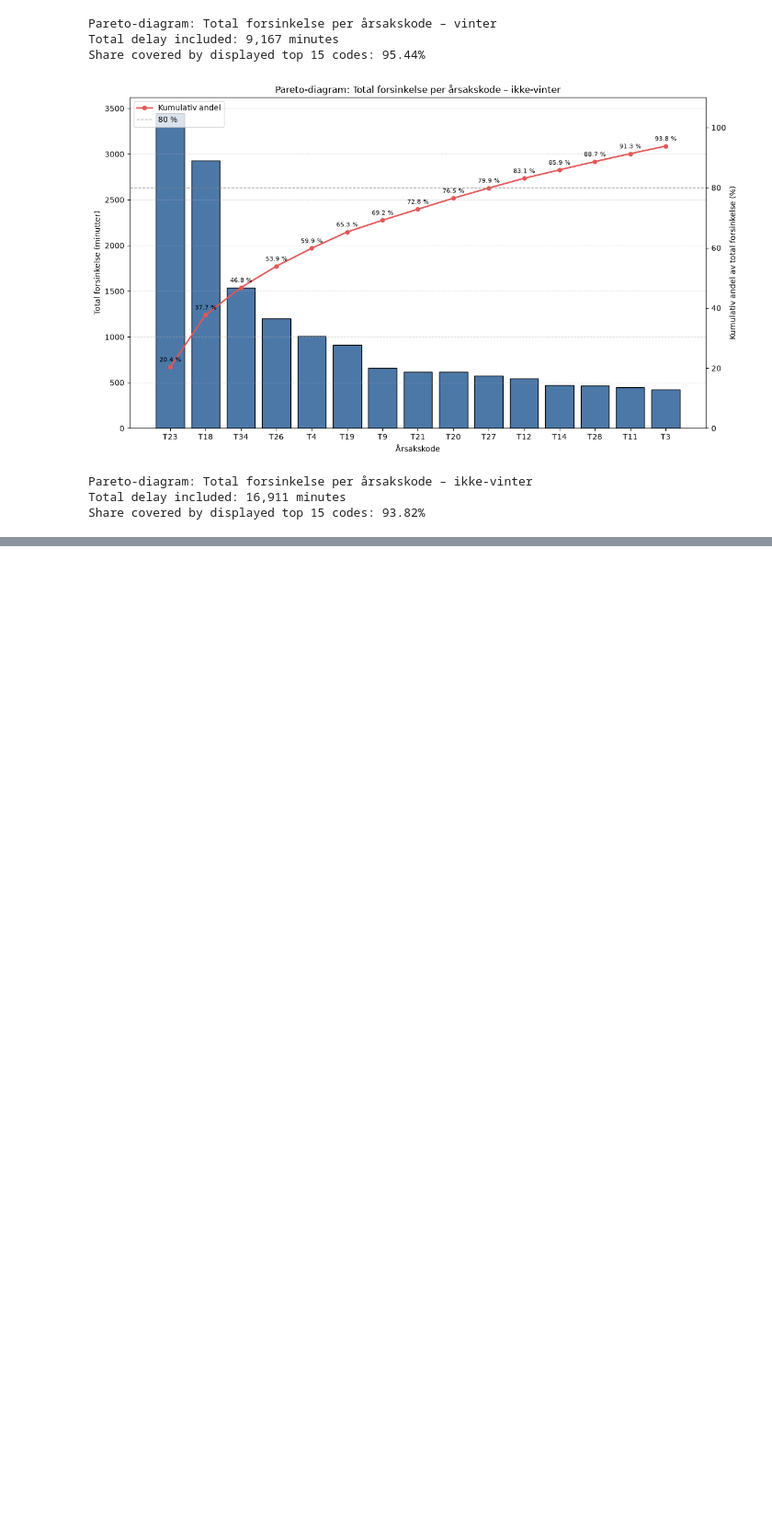
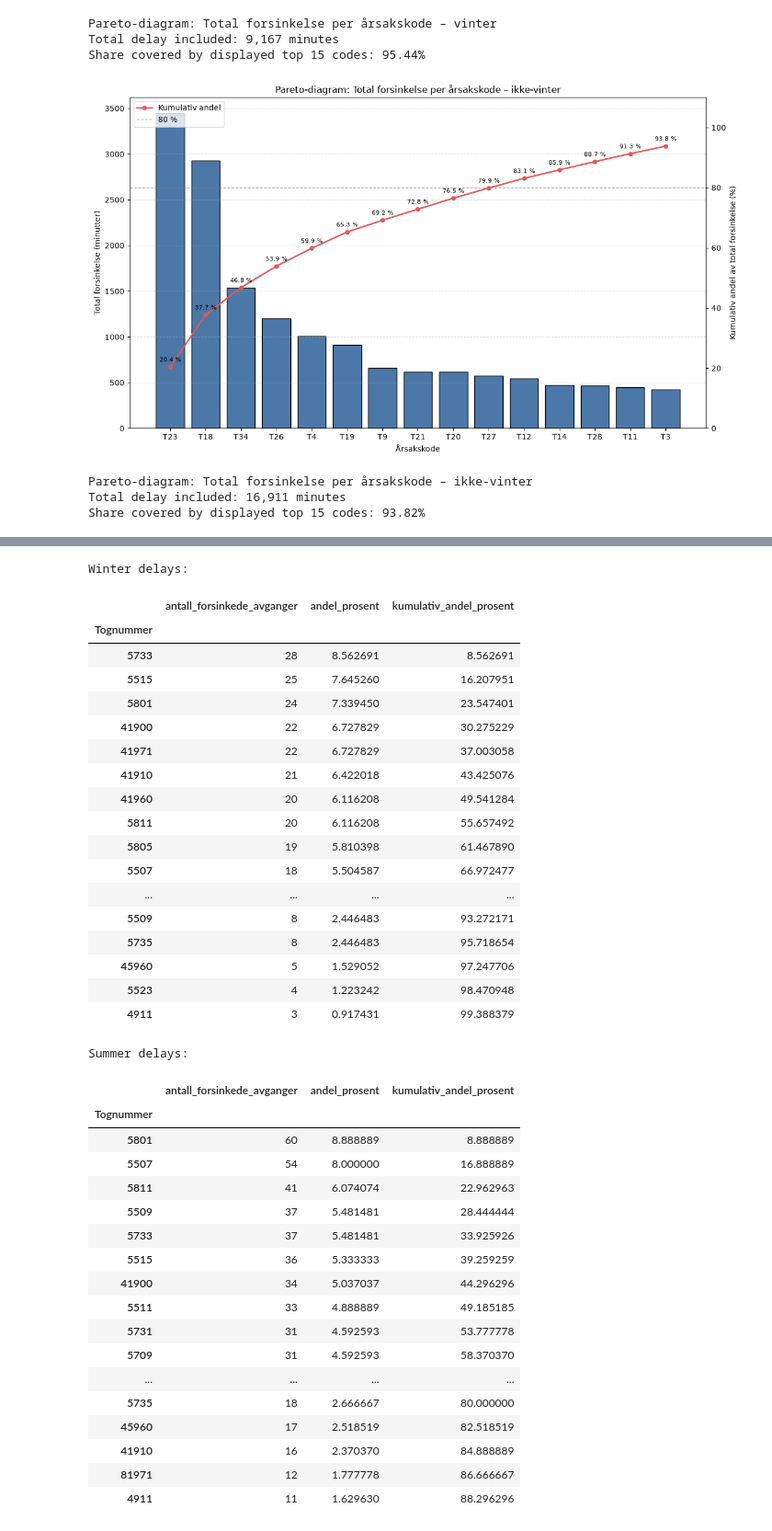
Before and after one commit to KriStrom/masteroppgave26SixSigmaDataanalyse, a Jupyter notebook: 02_analyze_phase/02_01_quantitative_analysis.ipynb, the cells around one changed output, grey strips where cells are left out. Shown at 92% size. Drawn from its saved outputs; the diff is of its cells as text; code cells hidden in the pictures; blank space fills up the shorter version.

```diff
--- a/02_analyze_phase/02_01_quantitative_analysis.ipynb
+++ b/02_analyze_phase/02_01_quantitative_analysis.ipynb
@@ -1287,0 +1854,44 @@ Share covered by displayed top 15 codes: 93.82%
+# %%
+print("Winter delays:")
+display(vinter_train_frequency_pareto)
+print("Summer delays:")
+display(ikke_vinter_train_frequency_pareto)
+# %% [output]
+Winter delays:
+|  | antall_forsinkede_avganger | andel_prosent | kumulativ_andel_prosent |
+| Tognummer |  |  |  |
+| 5733 | 28 | 8.562691 | 8.562691 |
+| 5515 | 25 | 7.645260 | 16.207951 |
+| 5801 | 24 | 7.339450 | 23.547401 |
+| 41900 | 22 | 6.727829 | 30.275229 |
+| 41971 | 22 | 6.727829 | 37.003058 |
+| 41910 | 21 | 6.422018 | 43.425076 |
+| 41960 | 20 | 6.116208 | 49.541284 |
+| 5811 | 20 | 6.116208 | 55.657492 |
+| 5805 | 19 | 5.810398 | 61.467890 |
+| 5507 | 18 | 5.504587 | 66.972477 |
+| ... | ... | ... | ... |
+| 5509 | 8 | 2.446483 | 93.272171 |
+| 5735 | 8 | 2.446483 | 95.718654 |
+| 45960 | 5 | 1.529052 | 97.247706 |
+| 5523 | 4 | 1.223242 | 98.470948 |
+| 4911 | 3 | 0.917431 | 99.388379 |
+Summer delays:
+|  | antall_forsinkede_avganger | andel_prosent | kumulativ_andel_prosent |
+| Tognummer |  |  |  |
+| 5801 | 60 | 8.888889 | 8.888889 |
+| 5507 | 54 | 8.000000 | 16.888889 |
+| 5811 | 41 | 6.074074 | 22.962963 |
+| 5509 | 37 | 5.481481 | 28.444444 |
+| 5733 | 37 | 5.481481 | 33.925926 |
+| 5515 | 36 | 5.333333 | 39.259259 |
+| 41900 | 34 | 5.037037 | 44.296296 |
+| 5511 | 33 | 4.888889 | 49.185185 |
+| 5731 | 31 | 4.592593 | 53.777778 |
+| 5709 | 31 | 4.592593 | 58.370370 |
+| ... | ... | ... | ... |
+| 5735 | 18 | 2.666667 | 80.000000 |
+| 45960 | 17 | 2.518519 | 82.518519 |
+| 41910 | 16 | 2.370370 | 84.888889 |
+| 81971 | 12 | 1.777778 | 86.666667 |
+| 4911 | 11 | 1.629630 | 88.296296 |
```
Also changed, not shown: parts of 19 cells of this notebook, 1 other file.
